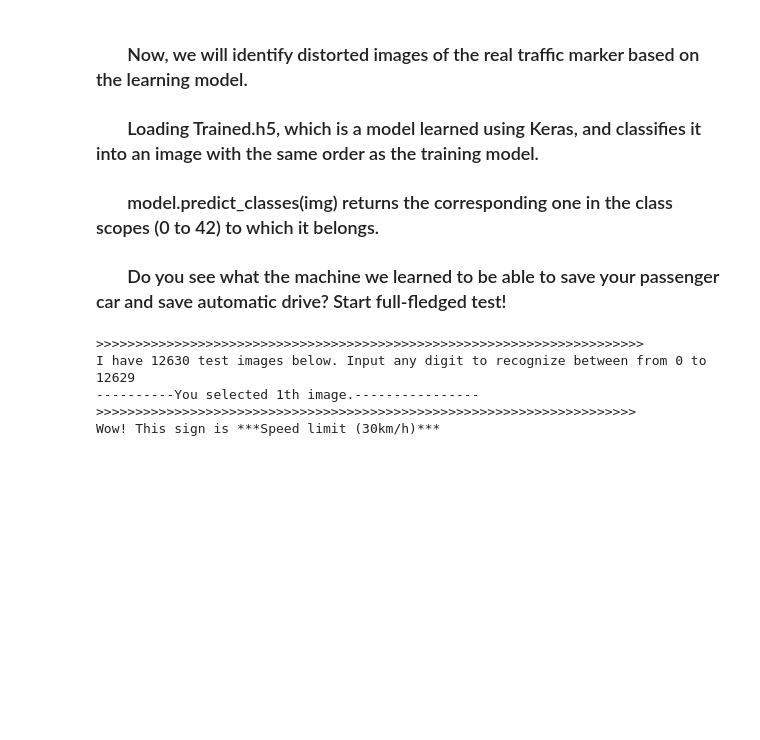
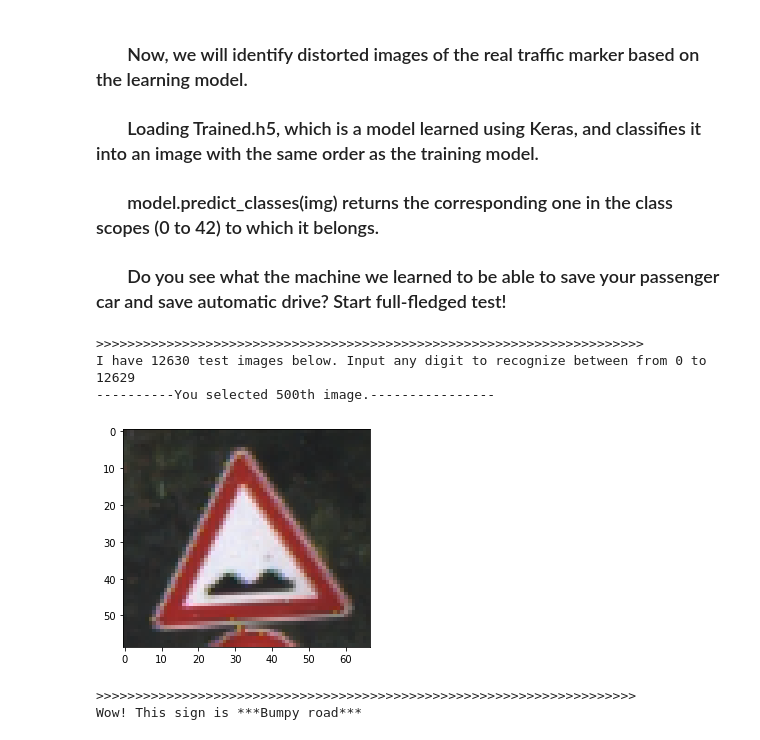
Before and after one commit to giantbrain0216/recognitionTrafficSign, a Jupyter notebook: recogitionTrafficSign.ipynb, the cells around one changed output. Cells and saved outputs as stored; diff of their text form; code cells hidden in the pictures; blank space fills up the shorter version.

```diff
--- a/recogitionTrafficSign.ipynb
+++ b/recogitionTrafficSign.ipynb
@@ -113,33 +134,42 @@ import numpy
 # Load the trained model to classified sign
 from keras.models import load_model
 from classes import classes
 import os
+import cv2
+from  matplotlib import pyplot as plt
 import warnings
 warnings.filterwarnings("ignore")
 
 cls = classes
 model = load_model('trained.h5')
 
 cwd = os.getcwd()
 
 path = os.path.join(cwd, 'test dataset')
 testPhotos = os.listdir(path)
 print()
 print('>>>>>>>>>>>>>>>>>>>>>>>>>>>>>>>>>>>>>>>>>>>>>>>>>>>>>>>>>>>>>>>>>>>>>>')
 print('I have ' + str(len(testPhotos)) +
     ' test images below. Input any digit to recognize between from 0 to '
     + str(len(testPhotos)-1))
+
 photoNum = int(input())
 print('----------You selected ' + str(photoNum) + 'th image.----------------')
+im = cv2.imread(path + '\\' + str(testPhotos[photoNum]), 1)
+im2 = im[:,:,::-1]
+plt.imshow(im2)
+plt.show()
+
 recogImg = numpy.array(numpy.expand_dims(Image.open(path + '\\'
                 + str(testPhotos[photoNum])).resize((30, 30)), axis=0))
 predict = model.predict_classes([recogImg])[0]
 sign = classes[predict + 1]
 print('>>>>>>>>>>>>>>>>>>>>>>>>>>>>>>>>>>>>>>>>>>>>>>>>>>>>>>>>>>>>>>>>>>>>>')
 print('Wow! This sign is ***' + sign + '***')
 # %% [output]
 >>>>>>>>>>>>>>>>>>>>>>>>>>>>>>>>>>>>>>>>>>>>>>>>>>>>>>>>>>>>>>>>>>>>>>
 I have 12630 test images below. Input any digit to recognize between from 0 to 12629
-----------You selected 1th image.----------------
->>>>>>>>>>>>>>>>>>>>>>>>>>>>>>>>>>>>>>>>>>>>>>>>>>>>>>>>>>>>>>>>>>>>>
-Wow! This sign is ***Speed limit (30km/h)***
+----------You selected 500th image.----------------
+[figure, added]
+>>>>>>>>>>>>>>>>>>>>>>>>>>>>>>>>>>>>>>>>>>>>>>>>>>>>>>>>>>>>>>>>>>>>>
+Wow! This sign is ***Bumpy road***
```
Also changed, not shown: parts of 1 cell of this notebook.
